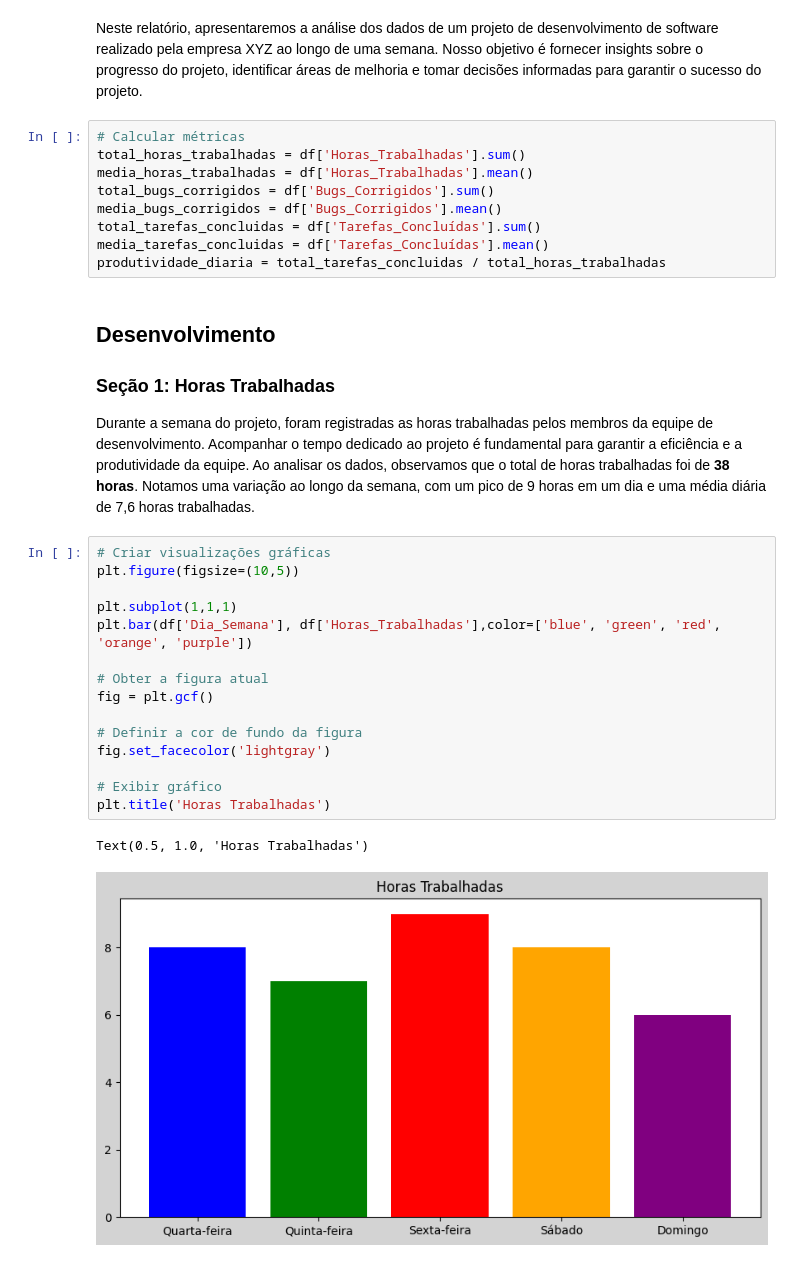
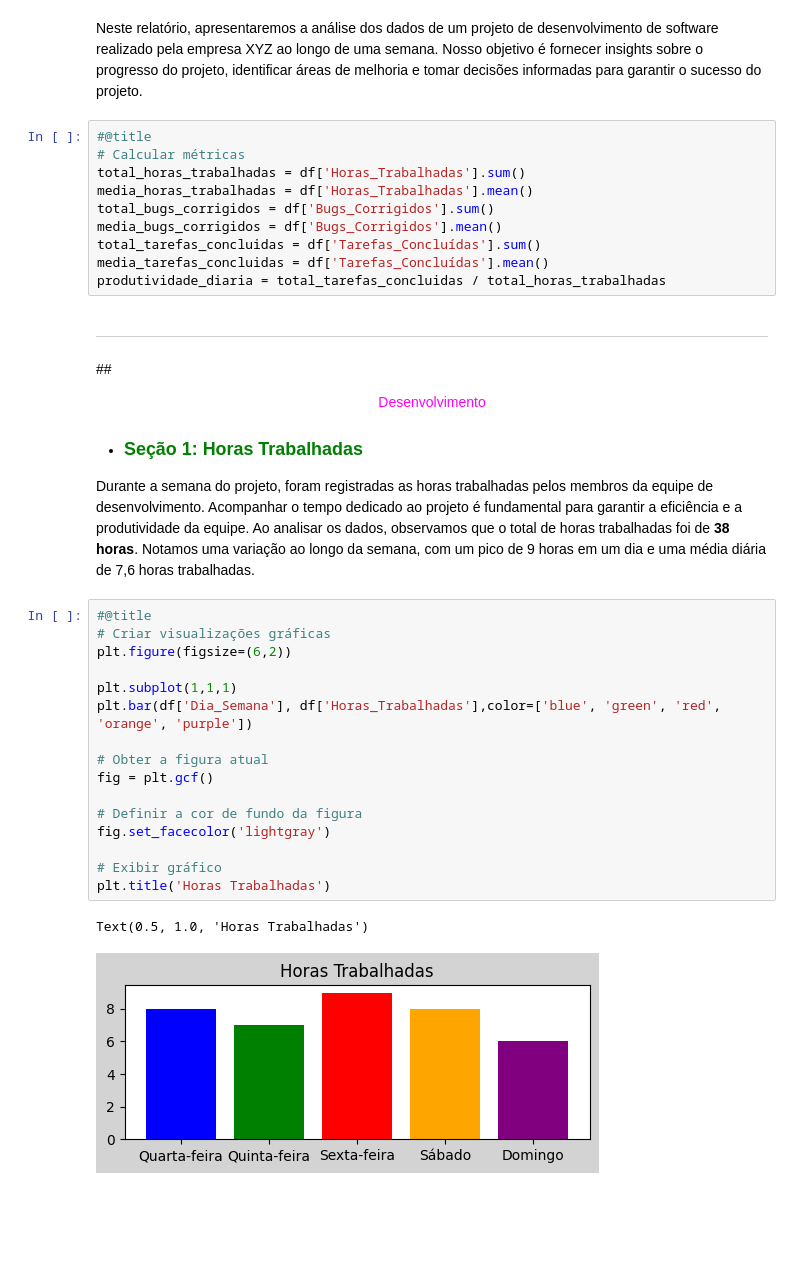
Before and after one commit to luhonunes/Relatorios-de-Progresso, a Jupyter notebook: relatorios_de_projetos.ipynb, the cells around one changed output. Cells and saved outputs as stored; diff of their text form; blank space fills up the shorter version.

```diff
--- a/relatorios_de_projetos.ipynb
+++ b/relatorios_de_projetos.ipynb
@@ -46,6 +50,7 @@ df.head()
 # %% [markdown]
 Neste relatório, apresentaremos a análise dos dados de um projeto de desenvolvimento de software realizado pela empresa XYZ ao longo de uma semana. Nosso objetivo é fornecer insights sobre o progresso do projeto, identificar áreas de melhoria e tomar decisões informadas para garantir o sucesso do projeto.
 # %%
+#@title
 # Calcular métricas
 total_horas_trabalhadas = df['Horas_Trabalhadas'].sum()
 media_horas_trabalhadas = df['Horas_Trabalhadas'].mean()
@@ -54,27 +59,30 @@ media_bugs_corrigidos = df['Bugs_Corrigidos'].mean()
 total_tarefas_concluidas = df['Tarefas_Concluídas'].sum()
 media_tarefas_concluidas = df['Tarefas_Concluídas'].mean()
 produtividade_diaria = total_tarefas_concluidas / total_horas_trabalhadas
+# %% [markdown]
+***
 # %% [markdown]
-## Desenvolvimento
+##<center> <font color = magenta> Desenvolvimento
 
-### Seção 1: Horas Trabalhadas
++ ### <font color = green> Seção 1: Horas Trabalhadas
 
 Durante a semana do projeto, foram registradas as horas trabalhadas pelos membros da equipe de desenvolvimento. Acompanhar o tempo dedicado ao projeto é fundamental para garantir a eficiência e a produtividade da equipe. Ao analisar os dados, observamos que o total de horas trabalhadas foi de **38 horas**. Notamos uma variação ao longo da semana, com um pico de 9 horas em um dia e uma média diária de 7,6 horas trabalhadas.
 # %%
+#@title
 # Criar visualizações gráficas
-plt.figure(figsize=(10,5))
+plt.figure(figsize=(6,2))
 
 plt.subplot(1,1,1)
 plt.bar(df['Dia_Semana'], df['Horas_Trabalhadas'],color=['blue', 'green', 'red', 'orange', 'purple'])
 
 # Obter a figura atual
 fig = plt.gcf()
 
 # Definir a cor de fundo da figura
 fig.set_facecolor('lightgray')
 
 # Exibir gráfico
 plt.title('Horas Trabalhadas')
 # %% [output]
 Text(0.5, 1.0, 'Horas Trabalhadas')
-[figure, old version]
+[figure, new version]
```
Also changed, not shown: parts of 15 cells of this notebook.
